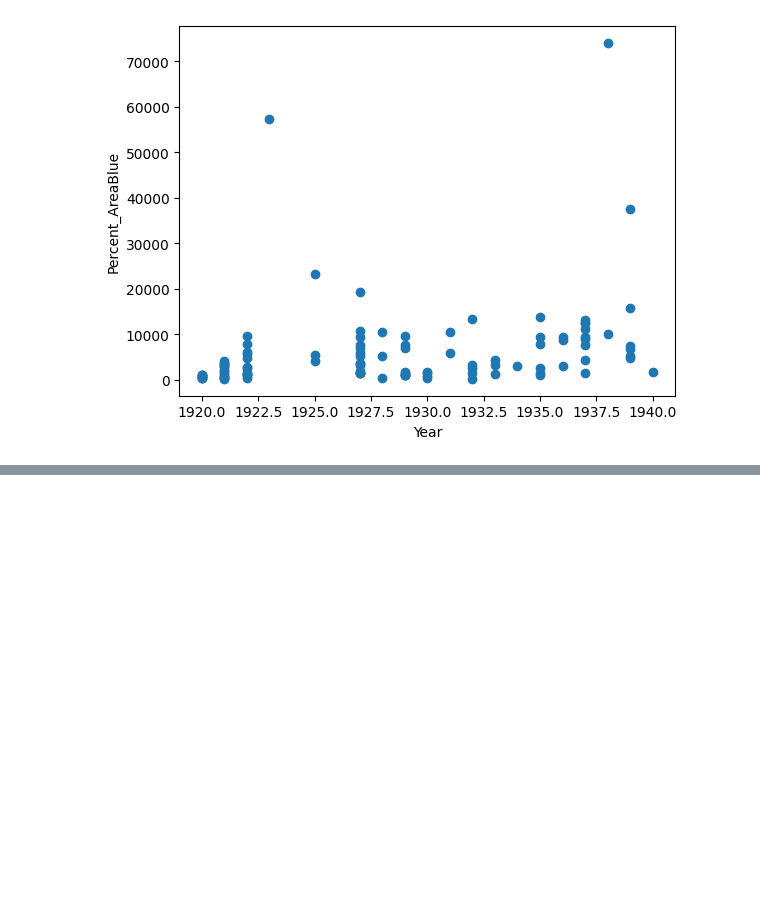
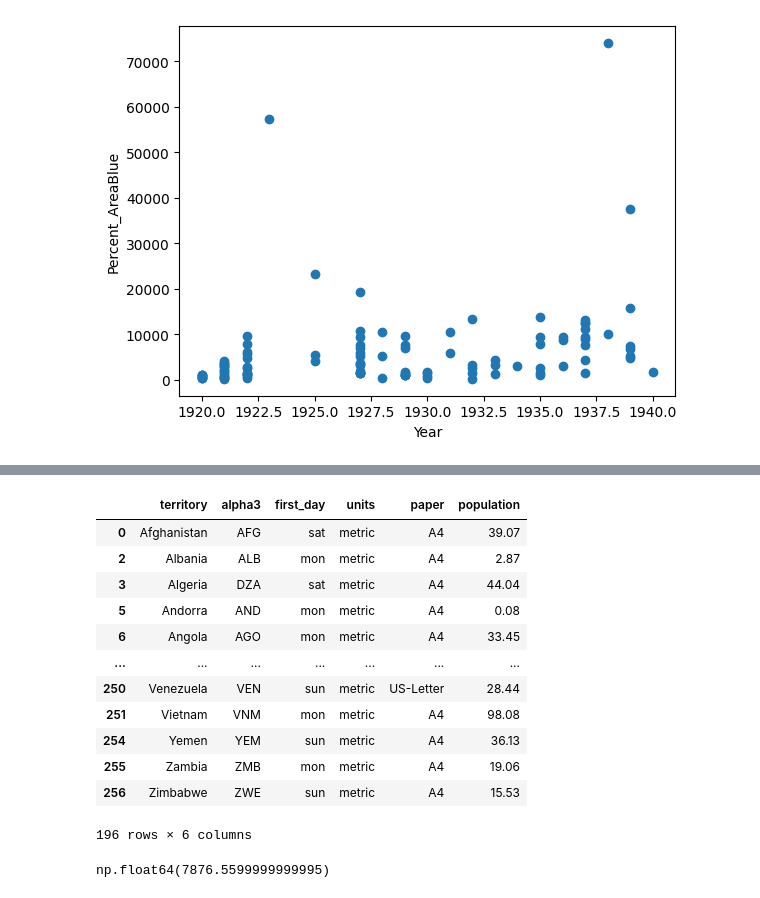
Before and after one commit to m-ony/mineria-de-datos, a Jupyter notebook: Minería_de_Datos.ipynb, the cells around one changed output, grey strips where cells are left out. Drawn from its saved outputs; the diff is of its cells as text; code cells hidden in the pictures; blank space fills up the shorter version.

```diff
--- a/Minería_de_Datos.ipynb
+++ b/Minería_de_Datos.ipynb
@@ -2289,0 +2389,3 @@ Text(0, 0.5, 'Percent_AreaBlue')
+# %%
+pop_vsdl=day_pop.query('first_day == "fri" or first_day == "sat" or first_day == "mon" or first_day == "sun"')
+pop_vsdl.head()
@@ -2289,0 +2399,21 @@ Text(0, 0.5, 'Percent_AreaBlue')
+# %%
+pop_vsdl.dropna()
+# %% [output]
+|  | territory | alpha3 | first_day | units | paper | population |
+| 0 | Afghanistan | AFG | sat | metric | A4 | 39.07 |
+| 2 | Albania | ALB | mon | metric | A4 | 2.87 |
+| 3 | Algeria | DZA | sat | metric | A4 | 44.04 |
+| 5 | Andorra | AND | mon | metric | A4 | 0.08 |
+| 6 | Angola | AGO | mon | metric | A4 | 33.45 |
+| ... | ... | ... | ... | ... | ... | ... |
+| 250 | Venezuela | VEN | sun | metric | US-Letter | 28.44 |
+| 251 | Vietnam | VNM | mon | metric | A4 | 98.08 |
+| 254 | Yemen | YEM | sun | metric | A4 | 36.13 |
+| 255 | Zambia | ZMB | mon | metric | A4 | 19.06 |
+| 256 | Zimbabwe | ZWE | sun | metric | A4 | 15.53 |
+196 rows × 6 columns
+# %%
+cantidad_pop = pop_vsdl['population'].sum()
+cantidad_pop
+# %% [output]
+np.float64(7876.5599999999995)
```
Also changed, not shown: parts of 14 cells of this notebook.
